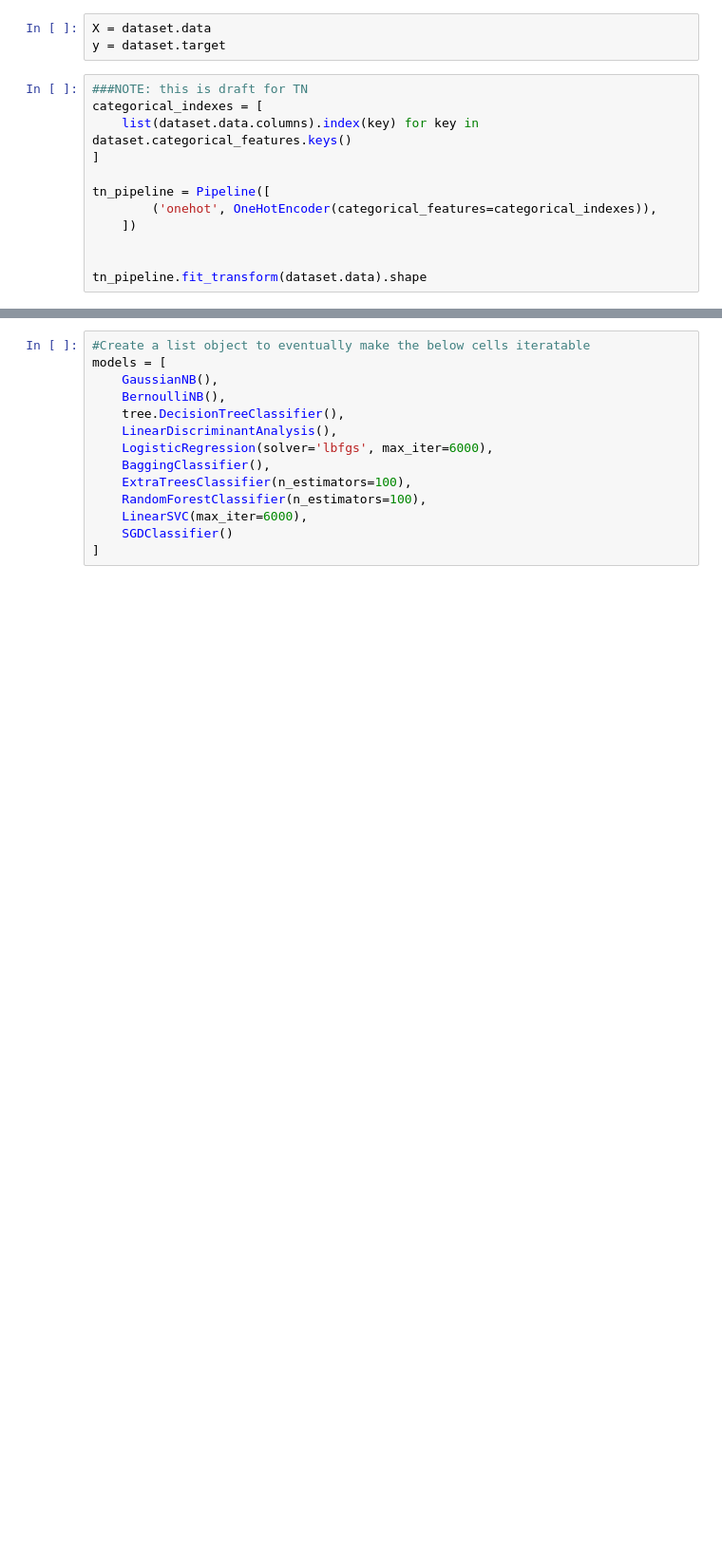
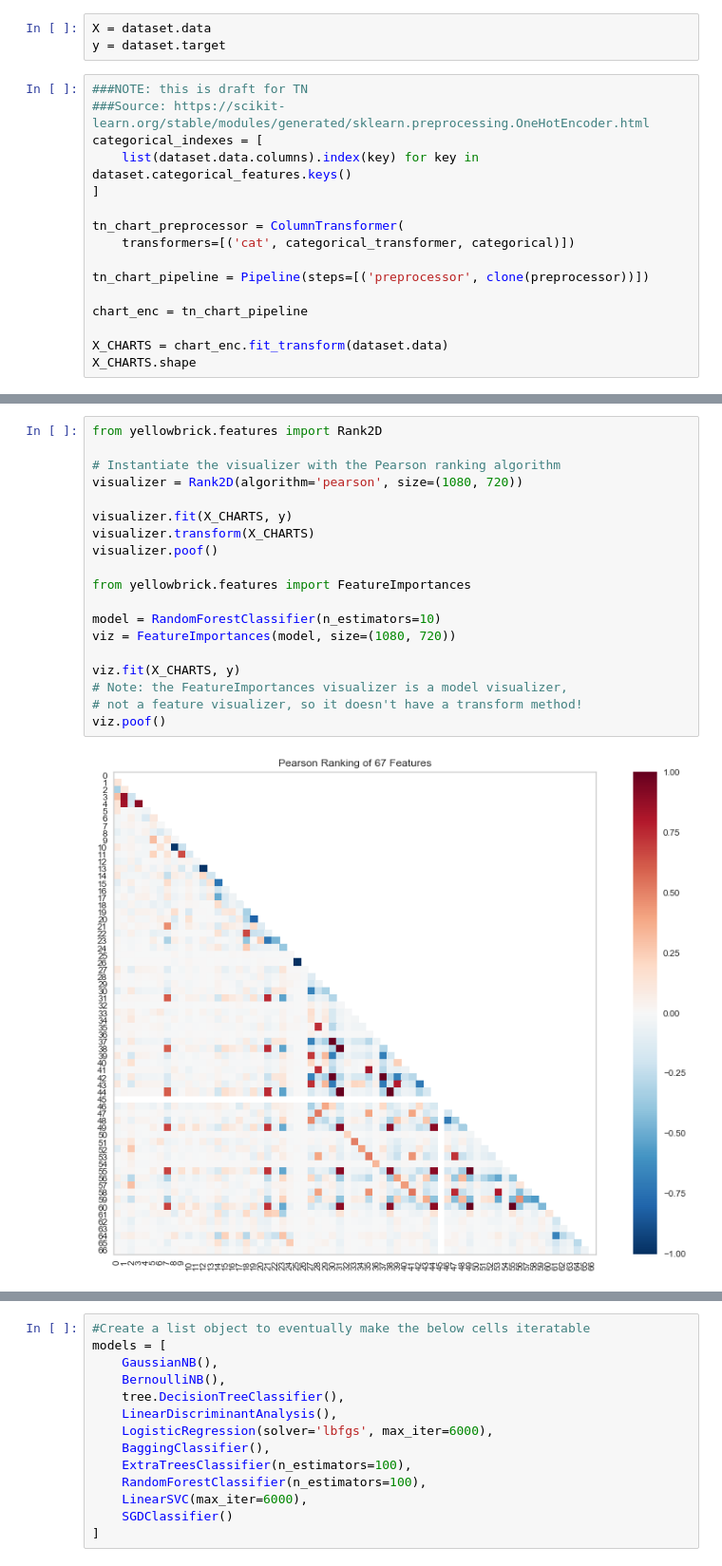
Before and after one commit to fagan2888/Loan-Canoe, a Jupyter notebook: foo/Phase_2_Models-AK Edits 08282019.ipynb, the cells around one changed output, grey strips where cells are left out. Shown at 95% size. Cells and saved outputs as stored; diff of their text form; blank space fills up the shorter version.

Commit message:
+updated cells 63 and 65 to support visualizations

```diff
--- a/foo/Phase_2_Models-AK Edits 08282019.ipynb
+++ b/foo/Phase_2_Models-AK Edits 08282019.ipynb
@@ -270,13 +274,17 @@ X = dataset.data
 y = dataset.target
 # %%
 ###NOTE: this is draft for TN
+###Source: https://scikit-learn.org/stable/modules/generated/sklearn.preprocessing.OneHotEncoder.html
 categorical_indexes = [
     list(dataset.data.columns).index(key) for key in dataset.categorical_features.keys()
 ]
 
-tn_pipeline = Pipeline([
-        ('onehot', OneHotEncoder(categorical_features=categorical_indexes)),
-    ])
+tn_chart_preprocessor = ColumnTransformer(
+    transformers=[('cat', categorical_transformer, categorical)])
 
+tn_chart_pipeline = Pipeline(steps=[('preprocessor', clone(preprocessor))])
 
-tn_pipeline.fit_transform(dataset.data).shape
+chart_enc = tn_chart_pipeline
+
+X_CHARTS = chart_enc.fit_transform(dataset.data)
+X_CHARTS.shape
@@ -282,0 +293,21 @@ tn_pipeline.fit_transform(dataset.data).shape
+# %%
+from yellowbrick.features import Rank2D
+
+# Instantiate the visualizer with the Pearson ranking algorithm
+visualizer = Rank2D(algorithm='pearson', size=(1080, 720))
+
+visualizer.fit(X_CHARTS, y)
+visualizer.transform(X_CHARTS)
+visualizer.poof()
+
+from yellowbrick.features import FeatureImportances
+
+model = RandomForestClassifier(n_estimators=10)
+viz = FeatureImportances(model, size=(1080, 720))
+
+viz.fit(X_CHARTS, y)
+# Note: the FeatureImportances visualizer is a model visualizer,
+# not a feature visualizer, so it doesn't have a transform method!
+viz.poof()
+# %% [output]
+[figure, added]
```
Also changed, not shown: parts of 4 cells of this notebook.
